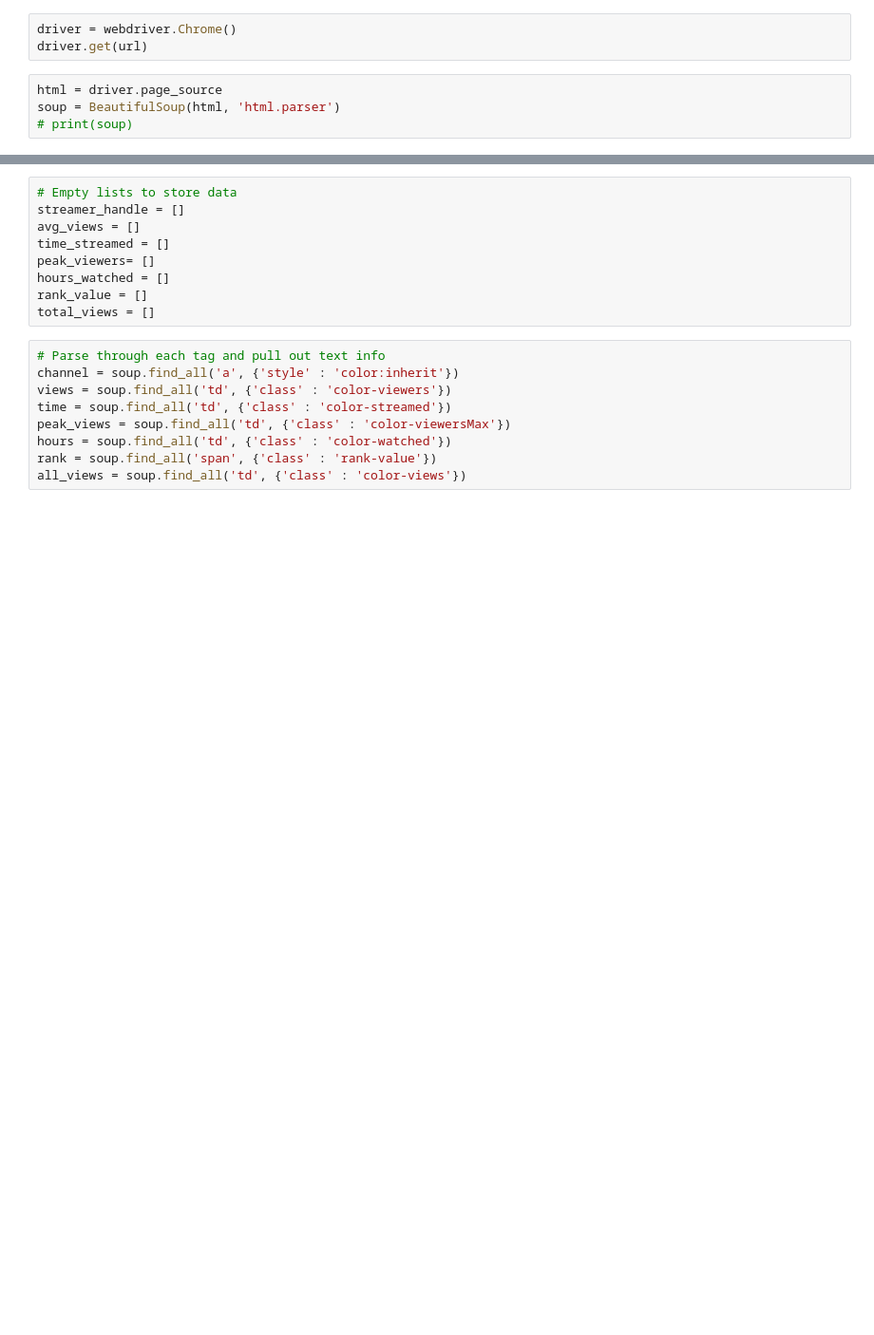
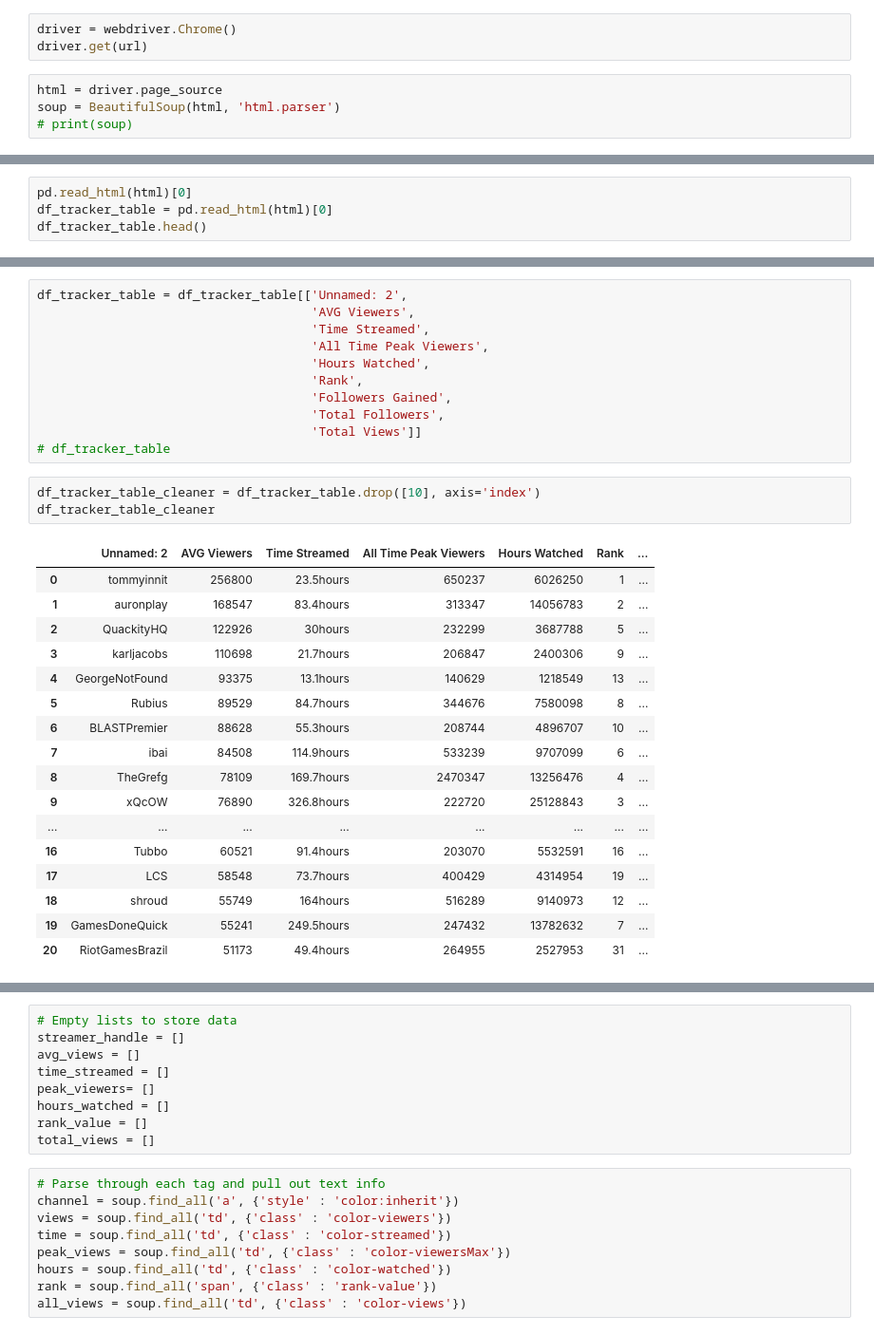
Before and after one commit to AshleeZ/Great-Gaming-Googlers---Twitch-Project-2, a Jupyter notebook: scraping_twitch tracker/Twitch Tracker Scraper.ipynb, the cells around one changed output, grey strips where cells are left out. Shown: that part at 95% size. Cells and saved outputs as stored; diff of their text form; blank space fills up the shorter version.

```diff
--- a/scraping_twitch tracker/Twitch Tracker Scraper.ipynb
+++ b/scraping_twitch tracker/Twitch Tracker Scraper.ipynb
@@ -50,0 +28,4 @@ print(streamer_table)
+# %%
+pd.read_html(html)[0]
+df_tracker_table = pd.read_html(html)[0]
+df_tracker_table.head()
@@ -50,0 +39,32 @@ print(streamer_table)
+# %%
+df_tracker_table = df_tracker_table[['Unnamed: 2',
+                                     'AVG Viewers',
+                                     'Time Streamed',
+                                     'All Time Peak Viewers',
+                                     'Hours Watched',
+                                     'Rank',
+                                     'Followers Gained',
+                                     'Total Followers',
+                                     'Total Views']]
+# df_tracker_table
+# %%
+df_tracker_table_cleaner = df_tracker_table.drop([10], axis='index')
+df_tracker_table_cleaner
+# %% [output]
+|  | Unnamed: 2 | AVG Viewers | Time Streamed | All Time Peak Viewers | Hours Watched | Rank | ... |
+| 0 | tommyinnit | 256800 | 23.5hours | 650237 | 6026250 | 1 | ... |
+| 1 | auronplay | 168547 | 83.4hours | 313347 | 14056783 | 2 | ... |
+| 2 | QuackityHQ | 122926 | 30hours | 232299 | 3687788 | 5 | ... |
+| 3 | karljacobs | 110698 | 21.7hours | 206847 | 2400306 | 9 | ... |
+| 4 | GeorgeNotFound | 93375 | 13.1hours | 140629 | 1218549 | 13 | ... |
+| 5 | Rubius | 89529 | 84.7hours | 344676 | 7580098 | 8 | ... |
+| 6 | BLASTPremier | 88628 | 55.3hours | 208744 | 4896707 | 10 | ... |
+| 7 | ibai | 84508 | 114.9hours | 533239 | 9707099 | 6 | ... |
+| 8 | TheGrefg | 78109 | 169.7hours | 2470347 | 13256476 | 4 | ... |
+| 9 | xQcOW | 76890 | 326.8hours | 222720 | 25128843 | 3 | ... |
+| ... | ... | ... | ... | ... | ... | ... | ... |
+| 16 | Tubbo | 60521 | 91.4hours | 203070 | 5532591 | 16 | ... |
+| 17 | LCS | 58548 | 73.7hours | 400429 | 4314954 | 19 | ... |
+| 18 | shroud | 55749 | 164hours | 516289 | 9140973 | 12 | ... |
+| 19 | GamesDoneQuick | 55241 | 249.5hours | 247432 | 13782632 | 7 | ... |
+| 20 | RiotGamesBrazil | 51173 | 49.4hours | 264955 | 2527953 | 31 | ... |
```
Also changed, not shown: parts of 14 cells of this notebook, 1 other file.
